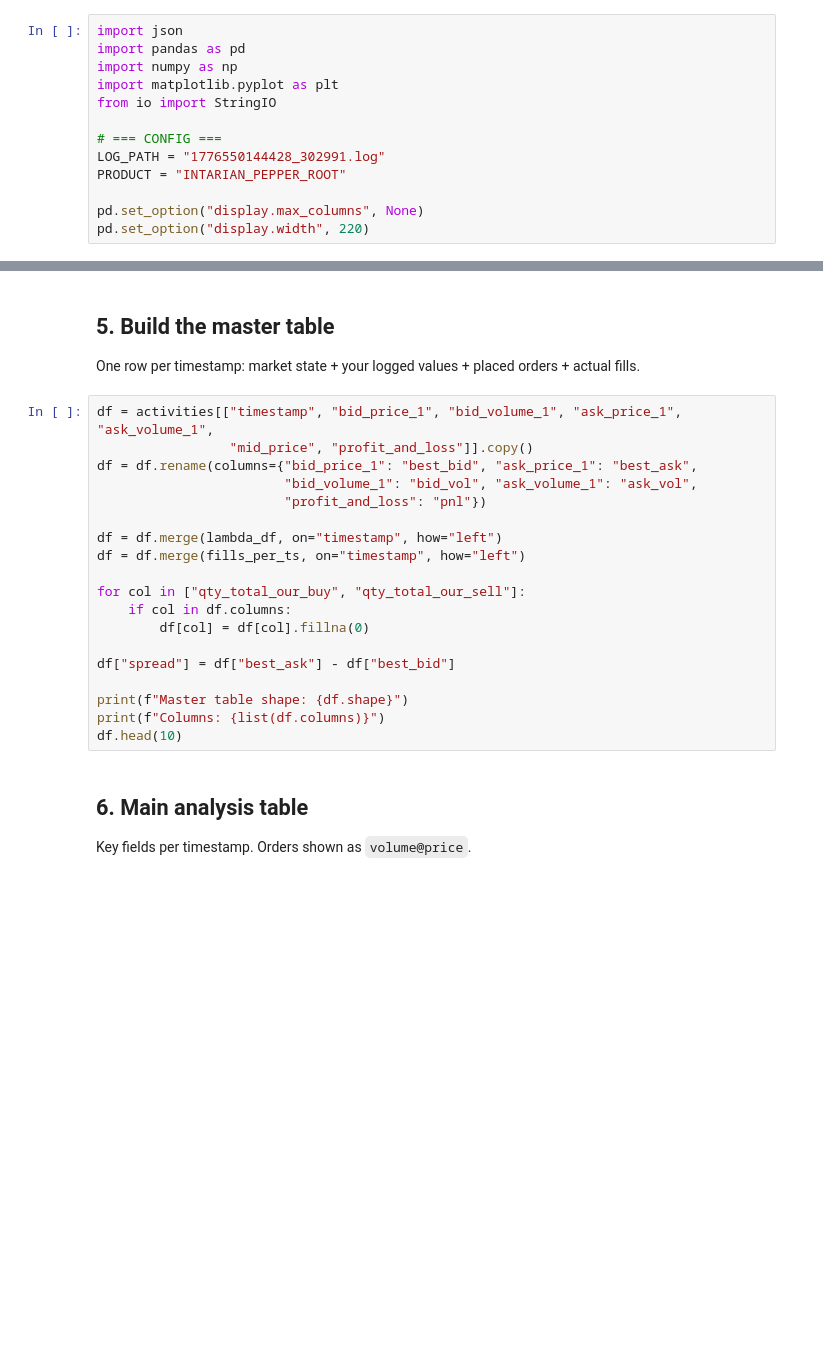
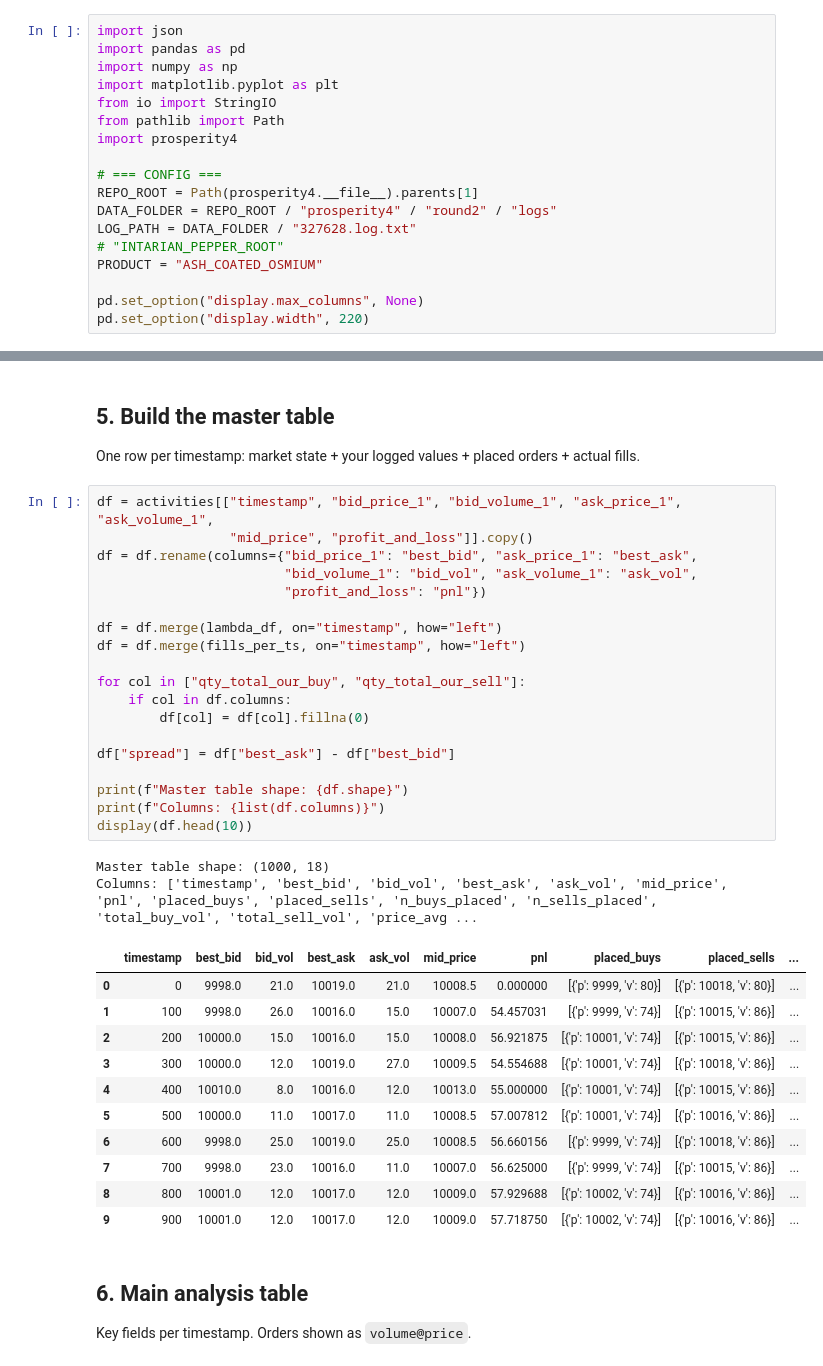
Before and after one commit to marcobattiston21/imc-prosperity-4, a Jupyter notebook: prosperity4/utils/LogAnalyzer.ipynb, the cells around one changed output, grey strips where cells are left out. Saved outputs shown, nothing was run; the diff lists cells and outputs as text; blank space fills up the shorter version.

Commit message:
LogAnalyzer for ash coated osmium

```diff
--- a/prosperity4/utils/LogAnalyzer.ipynb
+++ b/prosperity4/utils/LogAnalyzer.ipynb
@@ -15,10 +15,15 @@ import pandas as pd
 import numpy as np
 import matplotlib.pyplot as plt
 from io import StringIO
+from pathlib import Path
+import prosperity4
 
 # === CONFIG ===
-LOG_PATH = "1776550144428_302991.log"
-PRODUCT = "INTARIAN_PEPPER_ROOT"
+REPO_ROOT = Path(prosperity4.__file__).parents[1]
+DATA_FOLDER = REPO_ROOT / "prosperity4" / "round2" / "logs"
+LOG_PATH = DATA_FOLDER / "327628.log.txt"
+# "INTARIAN_PEPPER_ROOT"
+PRODUCT = "ASH_COATED_OSMIUM"
 
 pd.set_option("display.max_columns", None)
 pd.set_option("display.width", 220)
@@ -134,22 +181,36 @@ One row per timestamp: market state + your logged values + placed orders + actua
 # %%
 df = activities[["timestamp", "bid_price_1", "bid_volume_1", "ask_price_1", "ask_volume_1",
                  "mid_price", "profit_and_loss"]].copy()
 df = df.rename(columns={"bid_price_1": "best_bid", "ask_price_1": "best_ask",
                         "bid_volume_1": "bid_vol", "ask_volume_1": "ask_vol",
                         "profit_and_loss": "pnl"})
 
 df = df.merge(lambda_df, on="timestamp", how="left")
 df = df.merge(fills_per_ts, on="timestamp", how="left")
 
 for col in ["qty_total_our_buy", "qty_total_our_sell"]:
     if col in df.columns:
         df[col] = df[col].fillna(0)
 
 df["spread"] = df["best_ask"] - df["best_bid"]
 
 print(f"Master table shape: {df.shape}")
 print(f"Columns: {list(df.columns)}")
-df.head(10)
+display(df.head(10))
+# %% [output]
+Master table shape: (1000, 18)
+Columns: ['timestamp', 'best_bid', 'bid_vol', 'best_ask', 'ask_vol', 'mid_price', 'pnl', 'placed_buys', 'placed_sells', 'n_buys_placed', 'n_sells_placed', 'total_buy_vol', 'total_sell_vol', 'price_avg ...
+|  | timestamp | best_bid | bid_vol | best_ask | ask_vol | mid_price | pnl | placed_buys | placed_sells | ... |
+| 0 | 0 | 9998.0 | 21.0 | 10019.0 | 21.0 | 10008.5 | 0.000000 | [{'p': 9999, 'v': 80}] | [{'p': 10018, 'v': 80}] | ... |
+| 1 | 100 | 9998.0 | 26.0 | 10016.0 | 15.0 | 10007.0 | 54.457031 | [{'p': 9999, 'v': 74}] | [{'p': 10015, 'v': 86}] | ... |
+| 2 | 200 | 10000.0 | 15.0 | 10016.0 | 15.0 | 10008.0 | 56.921875 | [{'p': 10001, 'v': 74}] | [{'p': 10015, 'v': 86}] | ... |
+| 3 | 300 | 10000.0 | 12.0 | 10019.0 | 27.0 | 10009.5 | 54.554688 | [{'p': 10001, 'v': 74}] | [{'p': 10018, 'v': 86}] | ... |
+| 4 | 400 | 10010.0 | 8.0 | 10016.0 | 12.0 | 10013.0 | 55.000000 | [{'p': 10001, 'v': 74}] | [{'p': 10015, 'v': 86}] | ... |
+| 5 | 500 | 10000.0 | 11.0 | 10017.0 | 11.0 | 10008.5 | 57.007812 | [{'p': 10001, 'v': 74}] | [{'p': 10016, 'v': 86}] | ... |
+| 6 | 600 | 9998.0 | 25.0 | 10019.0 | 25.0 | 10008.5 | 56.660156 | [{'p': 9999, 'v': 74}] | [{'p': 10018, 'v': 86}] | ... |
+| 7 | 700 | 9998.0 | 23.0 | 10016.0 | 11.0 | 10007.0 | 56.625000 | [{'p': 9999, 'v': 74}] | [{'p': 10015, 'v': 86}] | ... |
+| 8 | 800 | 10001.0 | 12.0 | 10017.0 | 12.0 | 10009.0 | 57.929688 | [{'p': 10002, 'v': 74}] | [{'p': 10016, 'v': 86}] | ... |
+| 9 | 900 | 10001.0 | 12.0 | 10017.0 | 12.0 | 10009.0 | 57.718750 | [{'p': 10002, 'v': 74}] | [{'p': 10016, 'v': 86}] | ... |
 # %% [markdown]
 ## 6. Main analysis table
 
```
Also changed, not shown: parts of 11 cells of this notebook, 1 other file.
